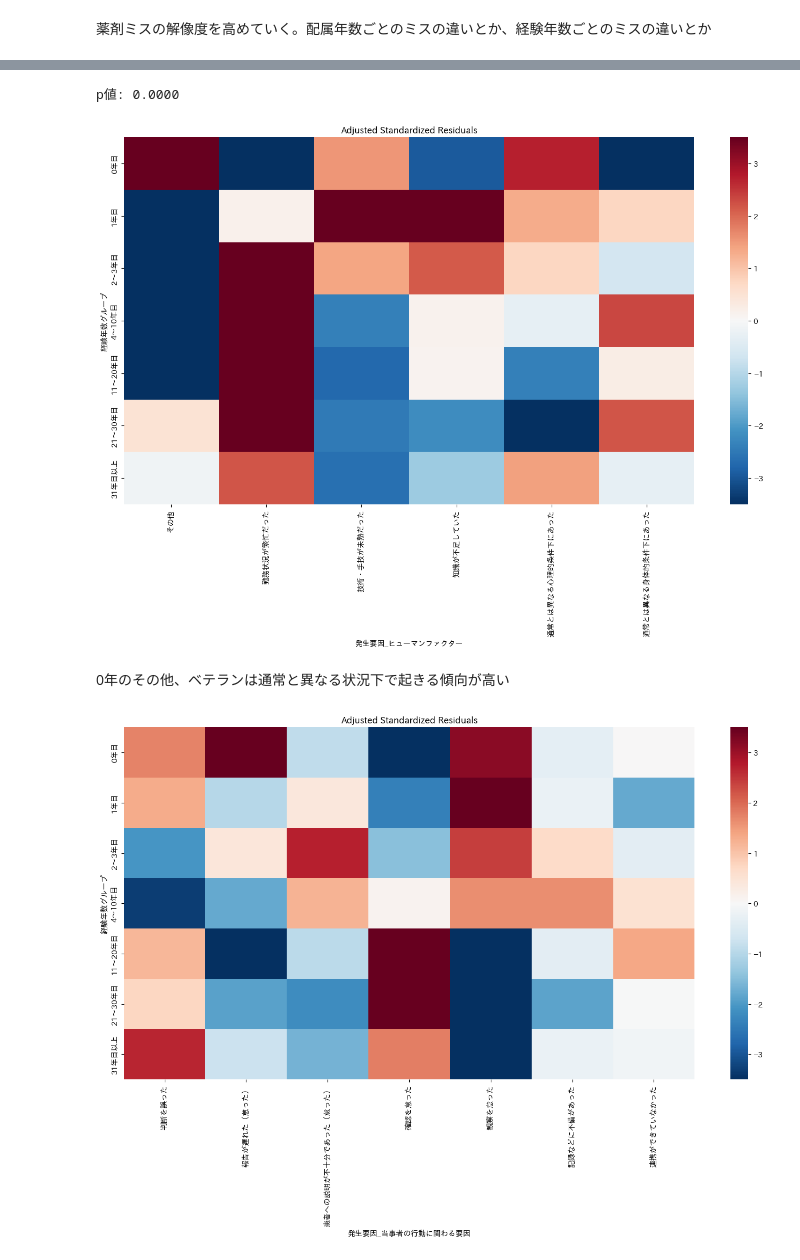
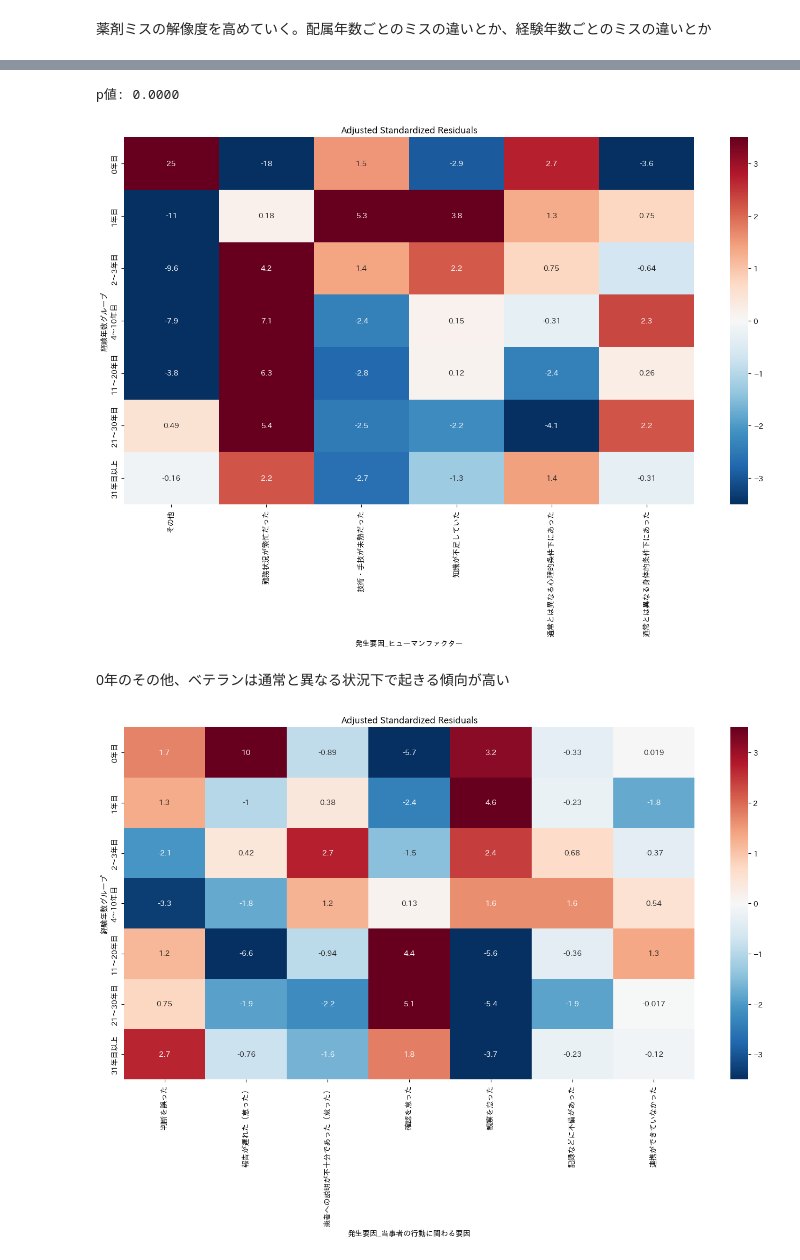
Before and after one commit to maizoh/Project_Shinshu, a Jupyter notebook: Project_Shinshu_2.ipynb, the cells around one changed output, grey strips where cells are left out. Drawn from its saved outputs; the diff is of its cells as text; code cells hidden in the pictures.

```diff
--- a/Project_Shinshu_2.ipynb
+++ b/Project_Shinshu_2.ipynb
@@ -122,15 +100,15 @@ df_kai["経験年数グループ"] = pd.cut(df_kai['当事者職種経験（年
 df_human=df_kai.explode('発生要因_ヒューマンファクター')
 df_action=df_kai.explode("発生要因_当事者の行動に関わる要因")
 df_env=df_kai.explode("発生要因_環境・設備機器")
-
-cross_table_human=pd.crosstab(df_human["経験年数グループ"],df_human['発生要因_ヒューマンファクター'])
-
-data_ndarray=cross_table_human.values
-
-chi2, p, dof, expected = stats.chi2_contingency(data_ndarray)
-print(f"p値: {p:.4f}")
-# %% [output]
-p値: 0.0000
+# %%
+cross_table_human=pd.crosstab(df_human["経験年数グループ"],df_human['発生要因_ヒューマンファクター'])
+
+data_ndarray=cross_table_human.values
+
+chi2, p, dof, expected = stats.chi2_contingency(data_ndarray)
+print(f"p値: {p:.4f}")
+# %% [output]
+p値: 0.0000
 # %%
 def adjusted_standardized_residuals(cross_table):
 
@@ -161,4 +137,6 @@ df_residuals_human=adjusted_standardized_residuals(cross_table_human)
 # %%
+df_residuals_human=adjusted_standardized_residuals(cross_table_human)
+
 import matplotlib.pyplot as plt
 import seaborn as sns
 
@@ -168,7 +146,7 @@ plt.figure(figsize=(14, 10))
 # vmin, vmaxを±3.3くらいに設定すると、目立つ場所だけが濃くなるよ
 sns.heatmap(
     df_residuals_human,
-    annot=False,  # 件数が多いならFalse、見たいならTrue
+    annot=True,  # 件数が多いならFalse、見たいならTrue
     cmap="RdBu_r",
     center=0,
     vmin=-3.5,
@@ -179,7 +157,7 @@ plt.title("Adjusted Standardized Residuals")
 plt.tight_layout()
 plt.show()
 # %% [output]
-[figure, old version]
+[figure, new version]
 # %% [markdown]
 0年のその他、ベテランは通常と異なる状況下で起きる傾向が高い
 # %%
@@ -188,19 +166,19 @@ df_residuals_action=adjusted_standardized_residuals(cross_table_action)
 # %%
 plt.figure(figsize=(14, 10))
 
 # 0を中心に、プラス（赤）とマイナス（青）が綺麗に分かれるカラーマップ「RdBu_r」を使用
 # vmin, vmaxを±3.3くらいに設定すると、目立つ場所だけが濃くなるよ
 sns.heatmap(
     df_residuals_action,
-    annot=False,  # 件数が多いならFalse、見たいならTrue
+    annot=True,  # 件数が多いならFalse、見たいならTrue
     cmap="RdBu_r",
     center=0,
     vmin=-3.5,
     vmax=3.5,
 )
 
 plt.title("Adjusted Standardized Residuals")
 plt.tight_layout()
 plt.show()
 # %% [output]
-[figure, old version]
+[figure, new version]
```
Also changed, not shown: parts of 2 cells of this notebook.
